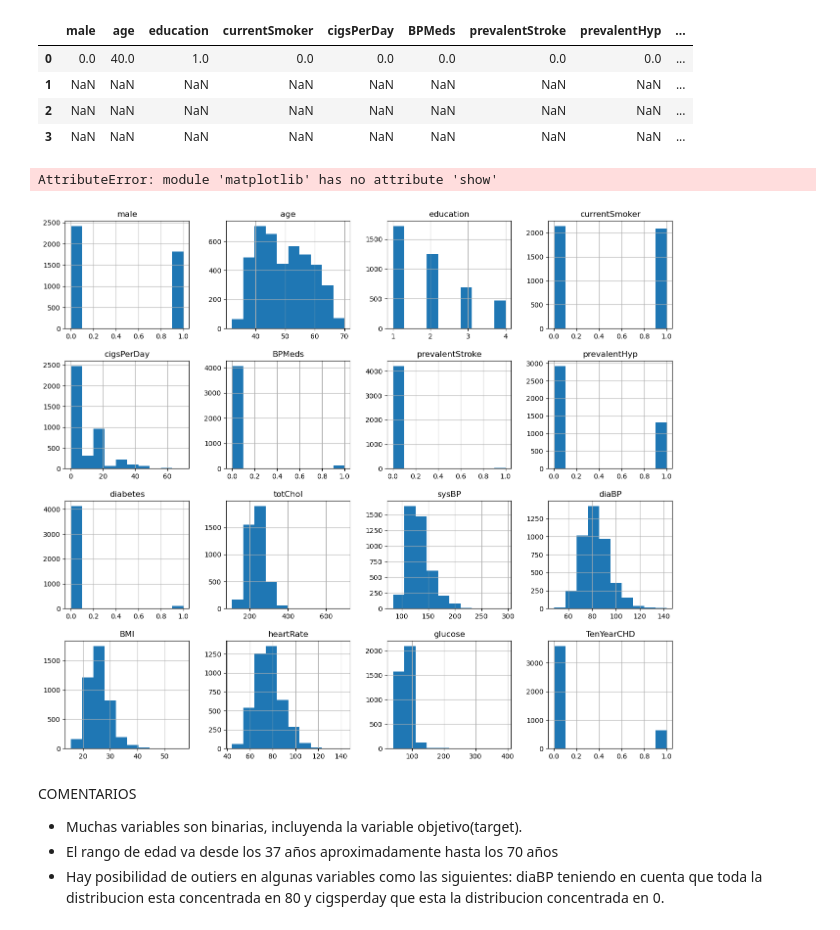
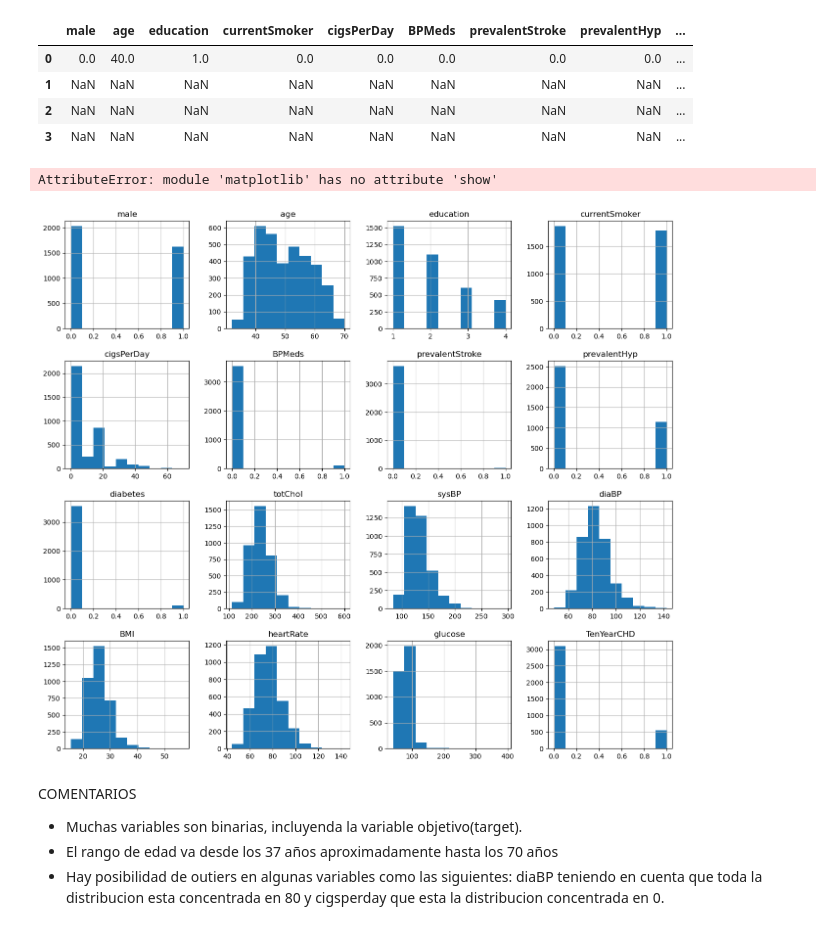
Before and after one commit to PedroSMHinarejos/Trabajo_Individual_EDA, a Jupyter notebook: src/EDA_NHLBI.ipynb, the cells around one changed output. Drawn from its saved outputs; the diff is of its cells as text; code cells hidden in the pictures.

```diff
--- a/src/EDA_NHLBI.ipynb
+++ b/src/EDA_NHLBI.ipynb
@@ -113,3 +121,9 @@ sysBP                0
 diabetes             0
 TenYearCHD           0
 dtype: int64
+# %%
+df_clean = df.dropna().copy()
+
+print("Shape original:", df.shape)
+print("Shape sin nulos:", df_clean.shape)
+print(df_clean.isnull().sum())
@@ -157,11 +233,11 @@ df.mode()
 | 2 | NaN | NaN | NaN | NaN | NaN | NaN | NaN | NaN | ... |
 | 3 | NaN | NaN | NaN | NaN | NaN | NaN | NaN | NaN | ... |
 # %%
-df.hist(figsize=(16,14))
+df_clean.hist(figsize=(16,14))
 plt.show()
 # %% [output]
 AttributeError: module 'matplotlib' has no attribute 'show'
-[figure, old version]
+[figure, new version]
 # %% [markdown]
 COMENTARIOS
 - Muchas variables son binarias, incluyenda la variable objetivo(target).
```
Also changed, not shown: parts of 48 cells of this notebook.
